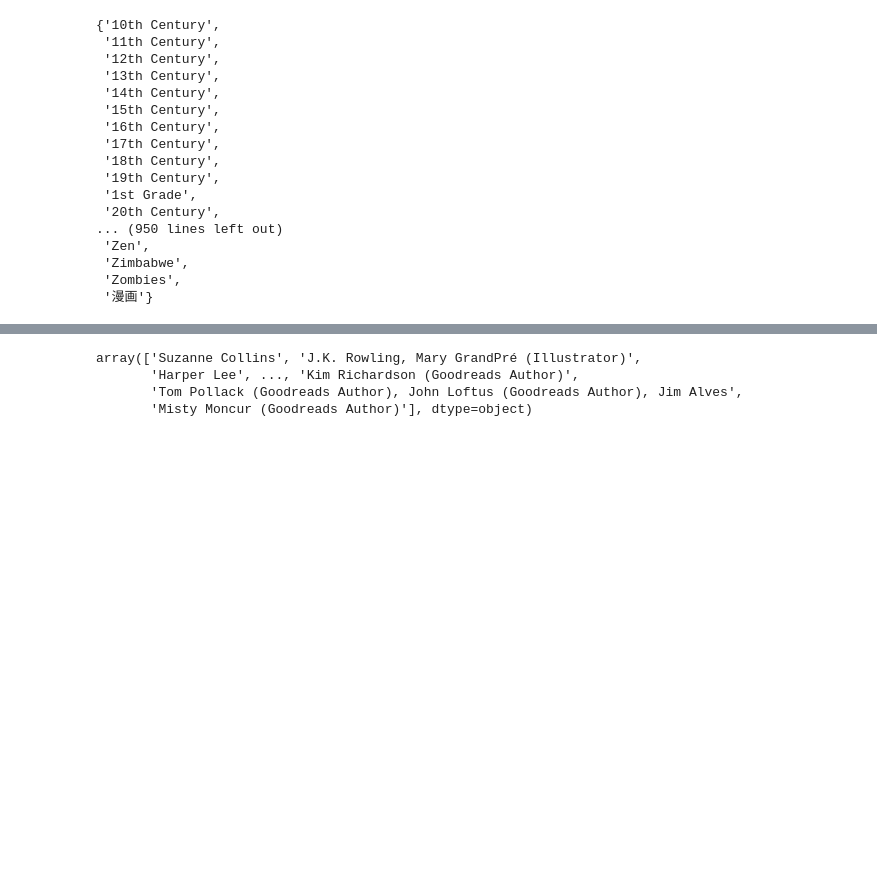
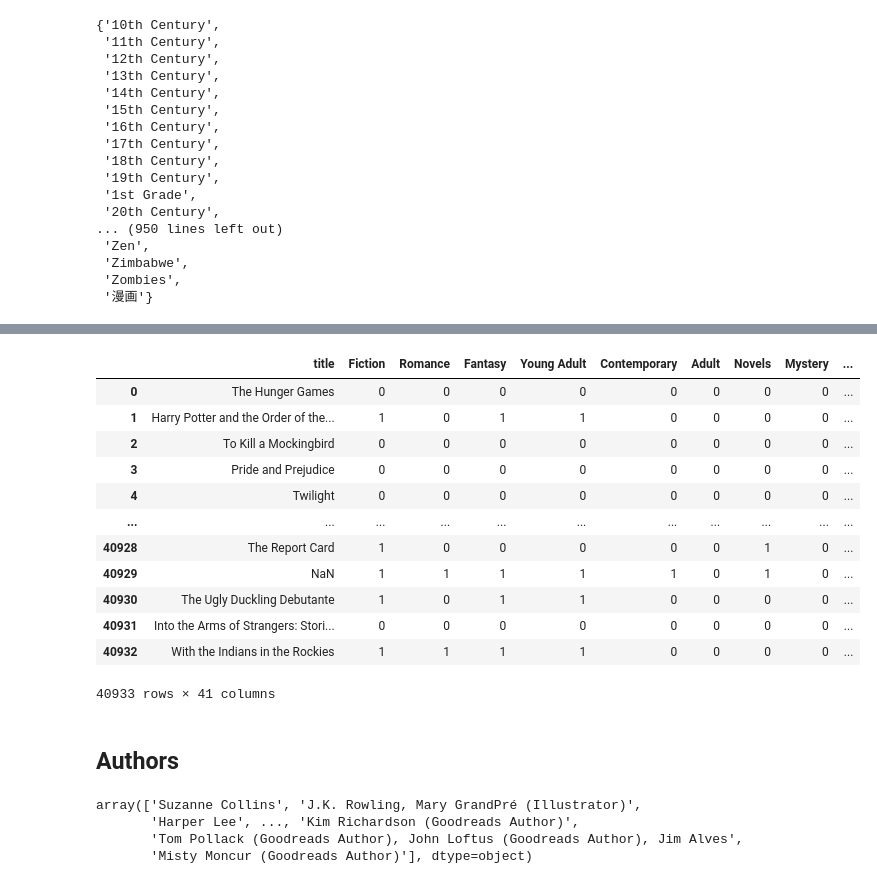
Before and after one commit to coisigna/dsb_p3_book_recommender, a Jupyter notebook: ipynbs/Book recomender.ipynb, the cells around one changed output, grey strips where cells are left out. Drawn from its saved outputs; the diff is of its cells as text; code cells hidden in the pictures; blank space fills up the shorter version.

```diff
--- a/ipynbs/Book recomender.ipynb
+++ b/ipynbs/Book recomender.ipynb
@@ -235,5 +239,5 @@ l_sorted_categories[:50]
 # %%
-l_sorted_categories = [j[0] for j in l_sorted_categories[:20]]
+l_sorted_categories = [j[0] for j in l_sorted_categories[:40]]
 l_sorted_categories
 # %% [output]
 ['Fiction',
@@ -280,9 +299,27 @@ l_datos
 # %%
 df_generos_peliculas = pd.DataFrame(data = l_datos, columns = l_sorted_categories)
 
+df_generos_peliculas.insert(0, 'title', df_analysis["title"])
+
 df_generos_peliculas
+# %% [output]
+|  | title | Fiction | Romance | Fantasy | Young Adult | Contemporary | Adult | Novels | Mystery | ... |
+| 0 | The Hunger Games | 0 | 0 | 0 | 0 | 0 | 0 | 0 | 0 | ... |
+| 1 | Harry Potter and the Order of the... | 1 | 0 | 1 | 1 | 0 | 0 | 0 | 0 | ... |
+| 2 | To Kill a Mockingbird | 0 | 0 | 0 | 0 | 0 | 0 | 0 | 0 | ... |
+| 3 | Pride and Prejudice | 0 | 0 | 0 | 0 | 0 | 0 | 0 | 0 | ... |
+| 4 | Twilight | 0 | 0 | 0 | 0 | 0 | 0 | 0 | 0 | ... |
+| ... | ... | ... | ... | ... | ... | ... | ... | ... | ... | ... |
+| 40928 | The Report Card | 1 | 0 | 0 | 0 | 0 | 0 | 1 | 0 | ... |
+| 40929 | NaN | 1 | 1 | 1 | 1 | 1 | 0 | 1 | 0 | ... |
+| 40930 | The Ugly Duckling Debutante | 1 | 0 | 1 | 1 | 0 | 0 | 0 | 0 | ... |
+| 40931 | Into the Arms of Strangers: Stori... | 0 | 0 | 0 | 0 | 0 | 0 | 0 | 0 | ... |
+| 40932 | With the Indians in the Rockies | 1 | 1 | 1 | 1 | 0 | 0 | 0 | 0 | ... |
+40933 rows × 41 columns
 # %%
 ################################################################################################################################
+# %% [markdown]
+## Authors
 # %%
 l_cleaned_authors = df["author"].values
 l_cleaned_authors
```
Also changed, not shown: parts of 47 cells of this notebook.
